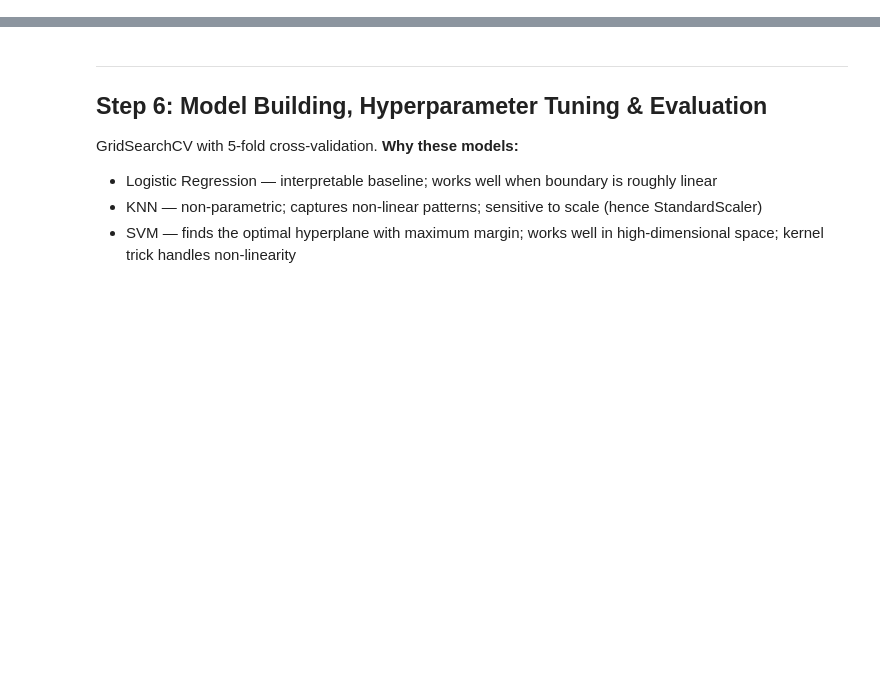
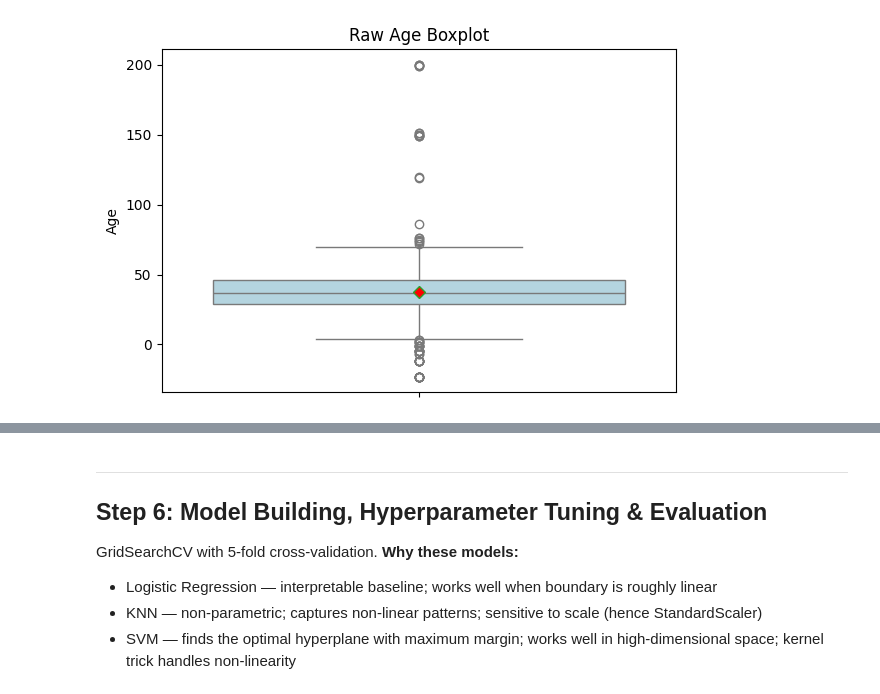
Before and after one commit to shubham56-h/Social_netwrok_ads_mini, a Jupyter notebook: preprocess_and_train.ipynb, the cells around one changed output, grey strips where cells are left out. Drawn from its saved outputs; the diff is of its cells as text; code cells hidden in the pictures; blank space fills up the shorter version.

```diff
--- a/preprocess_and_train.ipynb
+++ b/preprocess_and_train.ipynb
@@ -95,18 +184,11 @@ plt.tight_layout(); plt.savefig('static/eda1_salary_dist.png'); plt.show()
 # %%
-fig, ax = plt.subplots(figsize=(6, 5))
-sns.boxplot(y=df['Age'].dropna(), ax=ax, color='#AED6F1',
-            medianprops=dict(color='red', linewidth=2),
-            whiskerprops=dict(linewidth=1.5),
-            capprops=dict(linewidth=2),
-            flierprops=dict(marker='o', color='tomato', markersize=4, alpha=0.6))
-# Annotate Q1, median, Q3
-q1, med, q3 = df['Age'].dropna().quantile([0.25, 0.5, 0.75])
-mean_val = df['Age'].dropna().mean()
-ax.axhline(mean_val, color='blue', linestyle='--', linewidth=1.2, label=f'Mean={mean_val:.1f}')
-for val, lbl in [(q1,'Q1'),(med,'Median'),(q3,'Q3')]:
-    ax.text(0.52, val, f'{lbl}={val:.1f}', va='center', fontsize=9, color='darkgreen')
-ax.legend(fontsize=9)
-ax.set_title('Raw Age Boxplot')
-ax.yaxis.grid(True, linestyle='--', alpha=0.7)
-plt.tight_layout(); plt.savefig('static/eda1_age_box.png'); plt.show()
+plt.figure(figsize=(6, 4))
+sns.boxplot(y=df['Age'].dropna(), color='lightblue',
+            meanprops=dict(marker='D', markerfacecolor='red', markersize=6),
+            showmeans=True)
+plt.title('Raw Age Boxplot')
+plt.tight_layout(); plt.savefig('static/eda1_age_box.png');
+plt.show()
+# %% [output]
+[figure, added]
 # %%
```
Also changed, not shown: parts of 61 cells of this notebook, 17 other files.
